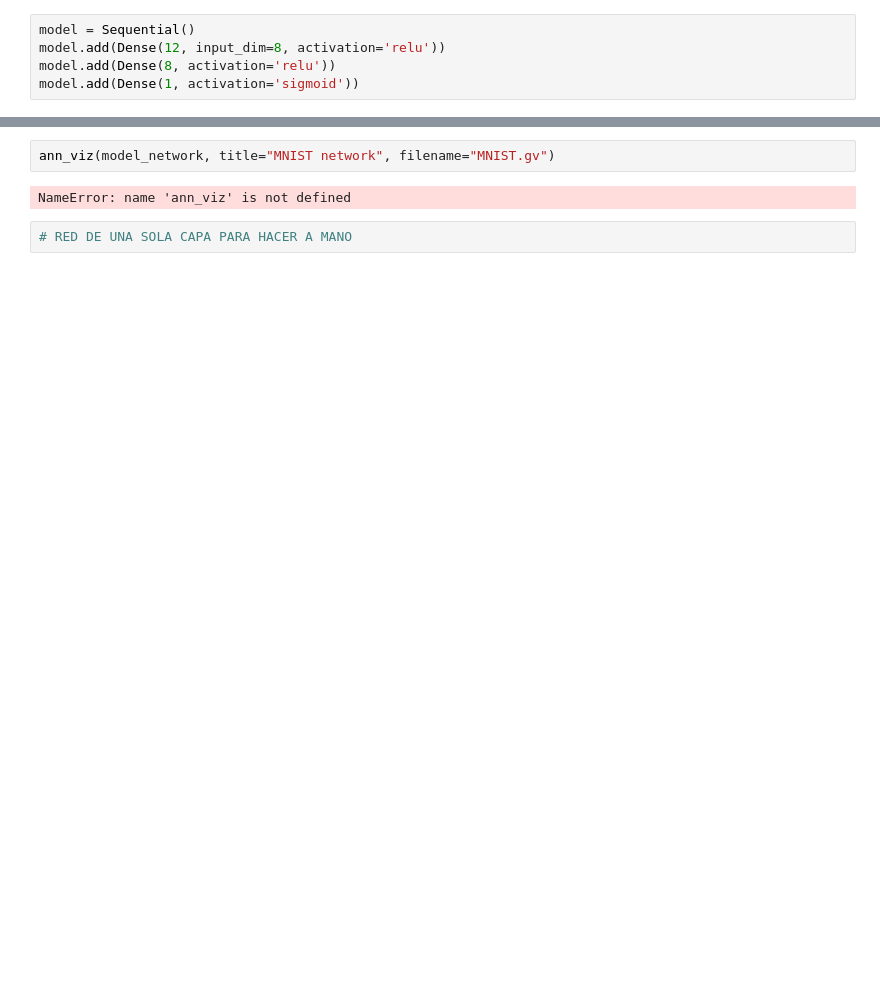
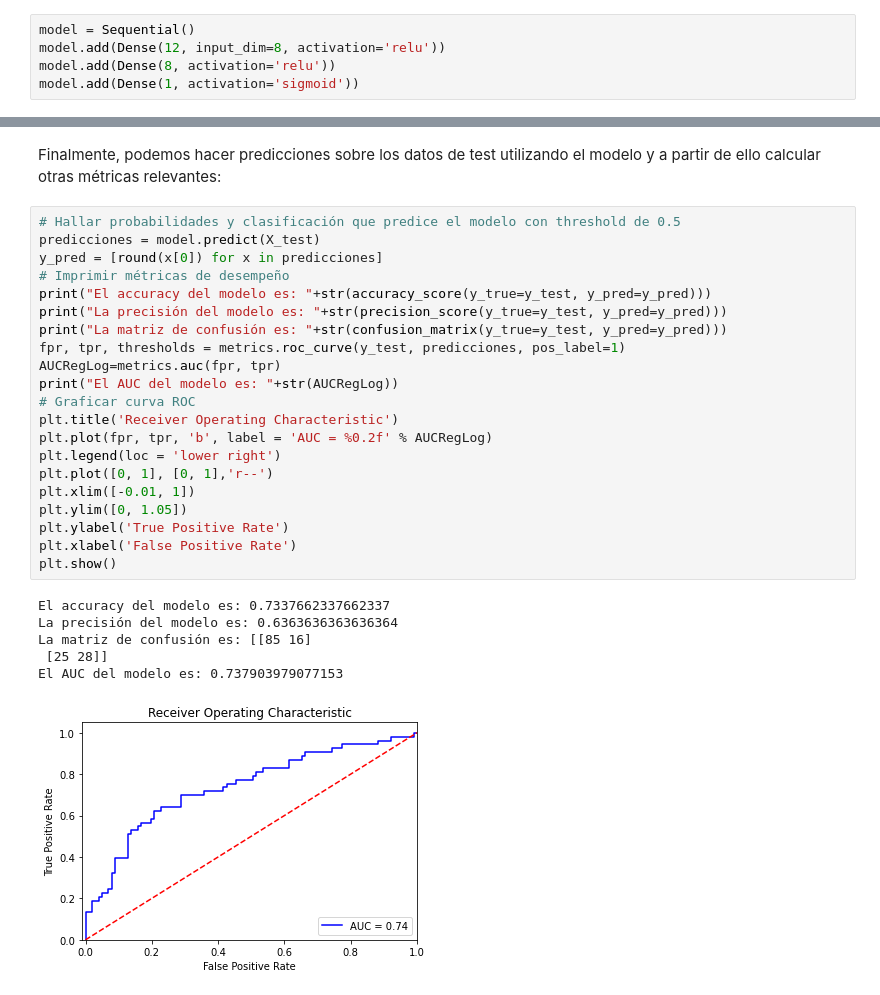
Before and after one commit to gasanchez10/DeepLearning2022, a Jupyter notebook: SEM2/S2LSC1.ipynb, the cells around one changed output, grey strips where cells are left out. Drawn from its saved outputs; the diff is of its cells as text; blank space fills up the shorter version.

```diff
--- a/SEM2/S2LSC1.ipynb
+++ b/SEM2/S2LSC1.ipynb
@@ -137,6 +153,30 @@ ModuleNotFoundError: No module named 'ann_visualizer'
-# %%
-ann_viz(model_network, title="MNIST network", filename="MNIST.gv")
-# %% [output]
-NameError: name 'ann_viz' is not defined
-# %%
-# RED DE UNA SOLA CAPA PARA HACER A MANO
+# %% [markdown]
+Finalmente, podemos hacer predicciones sobre los datos de test utilizando el modelo y a partir de ello calcular otras métricas relevantes:
+# %%
+# Hallar probabilidades y clasificación que predice el modelo con threshold de 0.5
+predicciones = model.predict(X_test)
+y_pred = [round(x[0]) for x in predicciones]
+# Imprimir métricas de desempeño
+print("El accuracy del modelo es: "+str(accuracy_score(y_true=y_test, y_pred=y_pred)))
+print("La precisión del modelo es: "+str(precision_score(y_true=y_test, y_pred=y_pred)))
+print("La matriz de confusión es: "+str(confusion_matrix(y_true=y_test, y_pred=y_pred)))
+fpr, tpr, thresholds = metrics.roc_curve(y_test, predicciones, pos_label=1)
+AUCRegLog=metrics.auc(fpr, tpr)
+print("El AUC del modelo es: "+str(AUCRegLog))
+# Graficar curva ROC
+plt.title('Receiver Operating Characteristic')
+plt.plot(fpr, tpr, 'b', label = 'AUC = %0.2f' % AUCRegLog)
+plt.legend(loc = 'lower right')
+plt.plot([0, 1], [0, 1],'r--')
+plt.xlim([-0.01, 1])
+plt.ylim([0, 1.05])
+plt.ylabel('True Positive Rate')
+plt.xlabel('False Positive Rate')
+plt.show()
+# %% [output]
+El accuracy del modelo es: 0.7337662337662337
+La precisión del modelo es: 0.6363636363636364
+La matriz de confusión es: [[85 16]
+ [25 28]]
+El AUC del modelo es: 0.737903979077153
+[figure, added]
```
Also changed, not shown: parts of 34 cells of this notebook, 2 other files.
